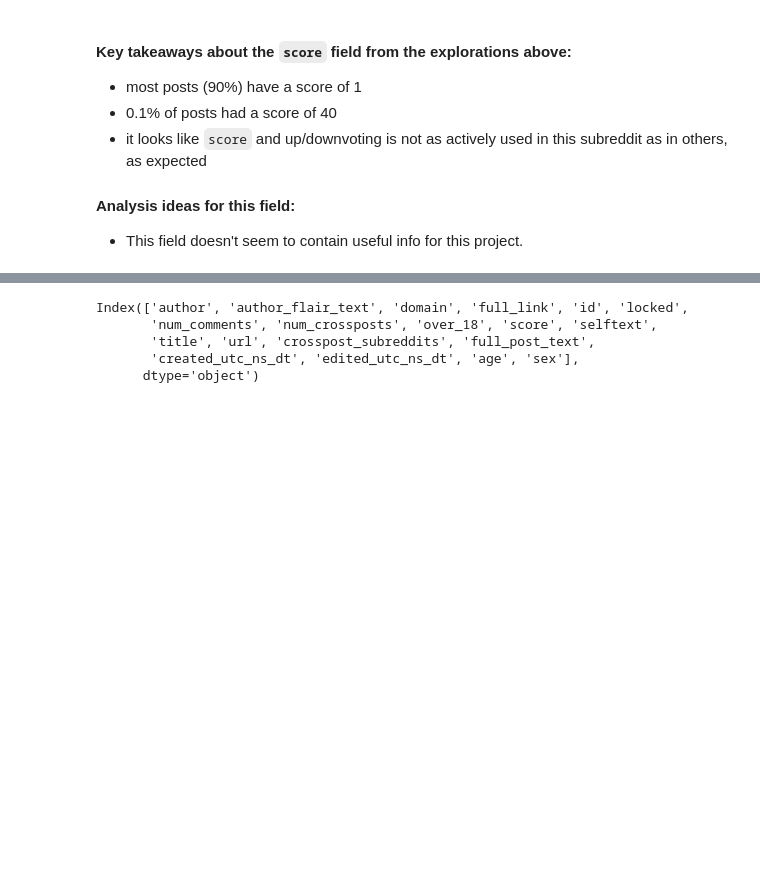
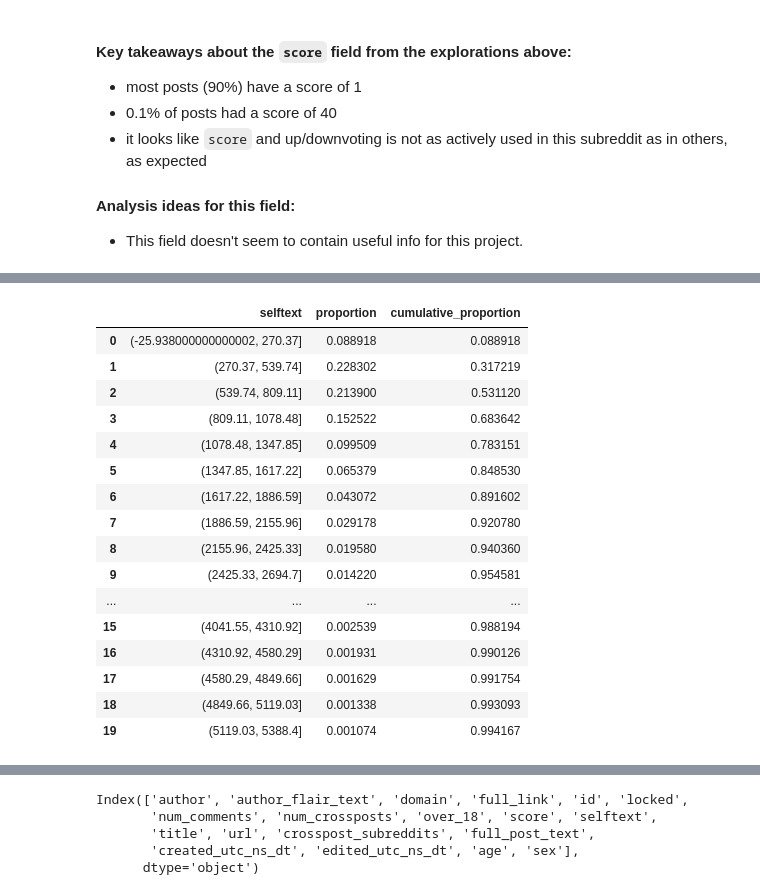
Before and after one commit to 33eyes/reddit-askdocs-analysis, a Jupyter notebook: 06_eda.ipynb, the cells around one changed output, grey strips where cells are left out. Cells and saved outputs as stored; diff of their text form; code cells hidden in the pictures; blank space fills up the shorter version.

Commit message:
Added selftext field EDA.

```diff
--- a/06_eda.ipynb
+++ b/06_eda.ipynb
@@ -674,0 +692,2 @@ fig.show()
+# %%
+df['selftext'].fillna('', inplace=True)
@@ -674,0 +737,2 @@ fig.show()
+# %%
+df = df[df['selftext'] != '']
@@ -674,0 +776,2 @@ fig.show()
+# %%
+df['selftext'] = df['selftext'].str.strip()
@@ -674,0 +826,6 @@ fig.show()
+# %%
+selftext_length_vcn = df['selftext'].str.len().value_counts(
+    normalize=True, bins=100
+).sort_index().reset_index()
+selftext_length_vcn['cumulative_proportion'] = selftext_length_vcn['proportion'].cumsum()
+selftext_length_vcn
@@ -674,0 +846,20 @@ fig.show()
+# %%
+selftext_length_vcn.head(20)
+# %% [output]
+|  | selftext | proportion | cumulative_proportion |
+| 0 | (-25.938000000000002, 270.37] | 0.088918 | 0.088918 |
+| 1 | (270.37, 539.74] | 0.228302 | 0.317219 |
+| 2 | (539.74, 809.11] | 0.213900 | 0.531120 |
+| 3 | (809.11, 1078.48] | 0.152522 | 0.683642 |
+| 4 | (1078.48, 1347.85] | 0.099509 | 0.783151 |
+| 5 | (1347.85, 1617.22] | 0.065379 | 0.848530 |
+| 6 | (1617.22, 1886.59] | 0.043072 | 0.891602 |
+| 7 | (1886.59, 2155.96] | 0.029178 | 0.920780 |
+| 8 | (2155.96, 2425.33] | 0.019580 | 0.940360 |
+| 9 | (2425.33, 2694.7] | 0.014220 | 0.954581 |
+| ... | ... | ... | ... |
+| 15 | (4041.55, 4310.92] | 0.002539 | 0.988194 |
+| 16 | (4310.92, 4580.29] | 0.001931 | 0.990126 |
+| 17 | (4580.29, 4849.66] | 0.001629 | 0.991754 |
+| 18 | (4849.66, 5119.03] | 0.001338 | 0.993093 |
+| 19 | (5119.03, 5388.4] | 0.001074 | 0.994167 |
```
Also changed, not shown: parts of 28 cells of this notebook, 1 other file.
